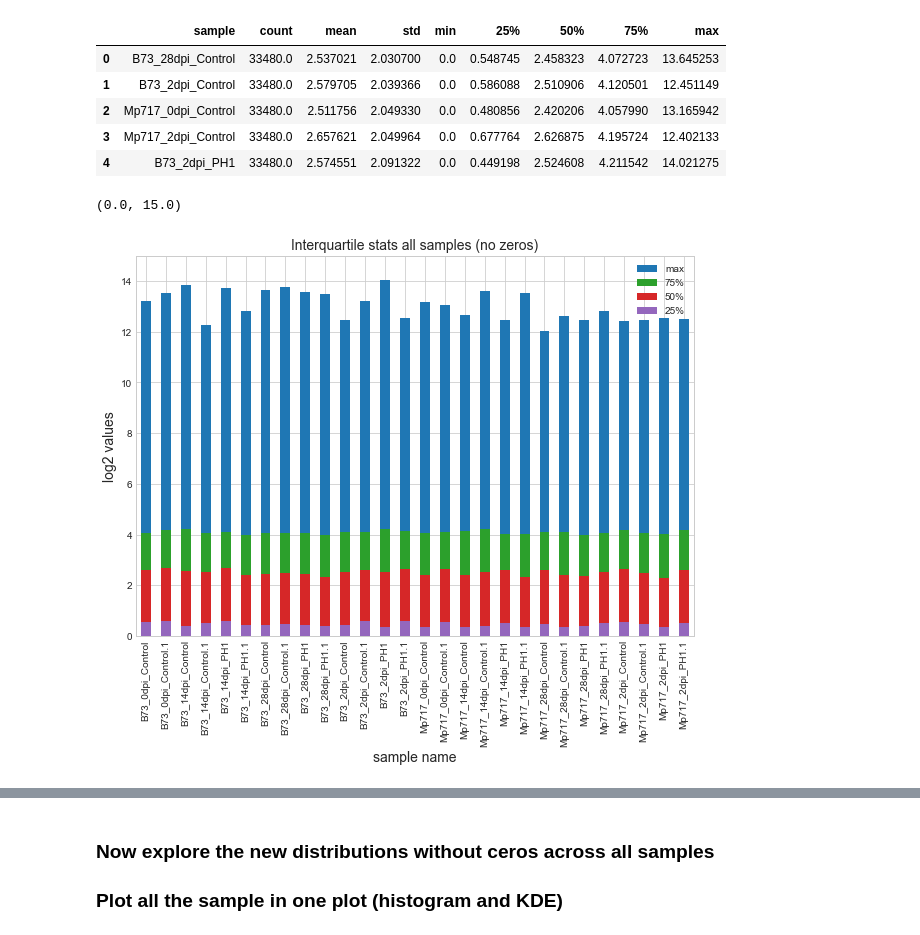
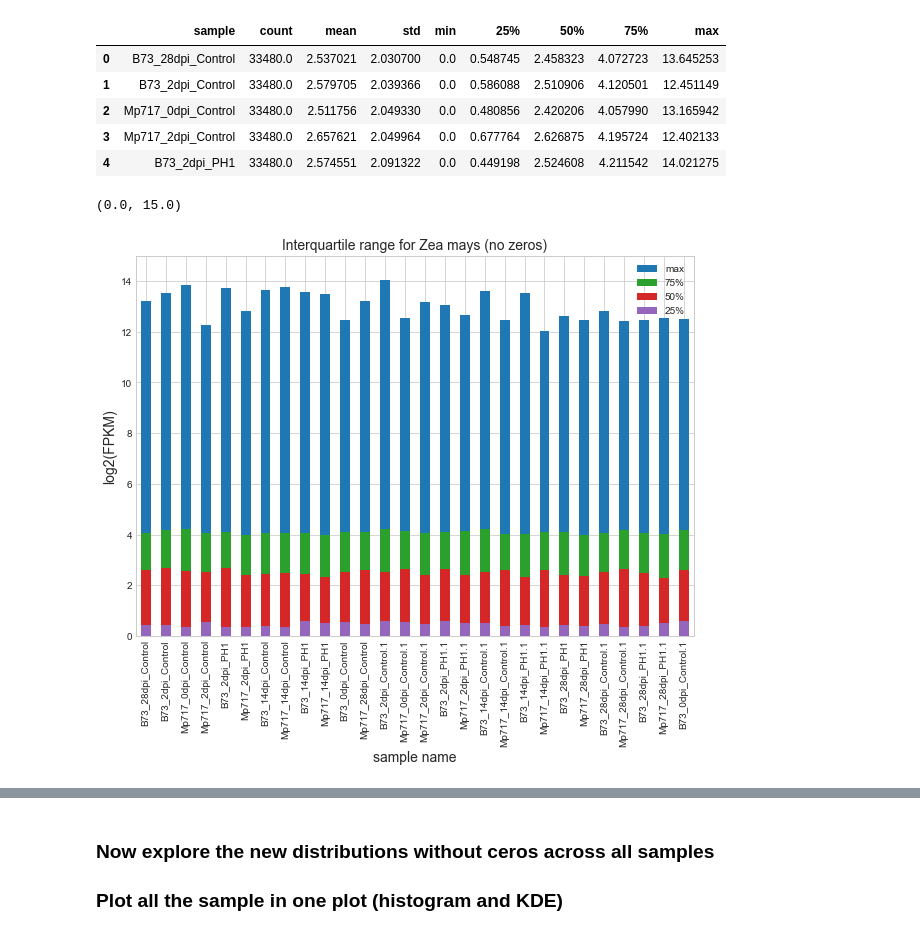
Before and after one commit to cyntsc/zeamay_B73_Mp717, a Jupyter notebook: matrix_preparation_stats.ipynb, the cells around one changed output, grey strips where cells are left out. Cells and saved outputs as stored; diff of their text form; code cells hidden in the pictures.

```diff
--- a/matrix_preparation_stats.ipynb
+++ b/matrix_preparation_stats.ipynb
@@ -35,6 +36,6 @@ Directory changed: /home/cyntsc/Proyectos/tesis-code/elsa_gongora
 # %%
-file = "Supplementary_File.csv"
-df1=pd.read_csv(file, header=1, sep=',') ##, nrows=100
+file = "ZeaMay_Marzo2021.txt"   # Ultima actualizacion proporcionada por la Dra. Elsa G (se renombraron genes con ID duplicado)
+df1=pd.read_csv(file, header=0, sep='\t') ##, nrows=100
 # %%
 df1.head(3)
 # %% [output]
@@ -161,7 +178,7 @@ df_plot.head(5)
 | 3 | Mp717_2dpi_Control | 34447.0 | 2.583016 | 2.068113 | 0.0 | 0.537297 | 2.517707 | 4.152078 | 12.402133 |
 | 4 | B73_2dpi_PH1 | 34447.0 | 2.502278 | 2.105161 | 0.0 | 0.340434 | 2.403071 | 4.168313 | 14.021275 |
 # %%
-df_plot.sort_values(['sample'], ascending=[True], inplace=True)
-df_plot.head(5)
+# df_plot.sort_values(['sample'], ascending=[True], inplace=True)
+df_plot #.head(5)
 # %% [output]
 |  | sample | count | mean | std | min | 25% | 50% | 75% | max |
@@ -444,15 +474,15 @@ df_tmp.sort_values(['sample'], ascending=[True], inplace=True)
 # %%
 ax = df_tmp.plot(x="sample", y="max", kind="bar",figsize=(10,7))
 df_tmp.plot(x="sample", y="75%", kind="bar", ax=ax, color="C2")
 df_tmp.plot(x="sample", y="50%", kind="bar", ax=ax, color="C3")
 df_plot.plot(x="sample", y="25%", kind="bar", ax=ax, color="C4")
-plt.title('Interquartile stats all samples (no zeros)',fontsize=14);
+plt.title('Interquartile range for Zea mays (no zeros)',fontsize=14);
 plt.xlabel('sample name',fontsize=14);
-plt.ylabel('log2 values',fontsize=14);
+plt.ylabel('log2(FPKM)',fontsize=14);
 plt.ylim(0, 15)
 # %% [output]
 (0.0, 15.0)
-[figure, old version]
+[figure, new version]
 # %%
 ## gca stands for 'get current axis'
 ax = plt.gca()
```
Also changed, not shown: parts of 33 cells of this notebook, 8 other files.
